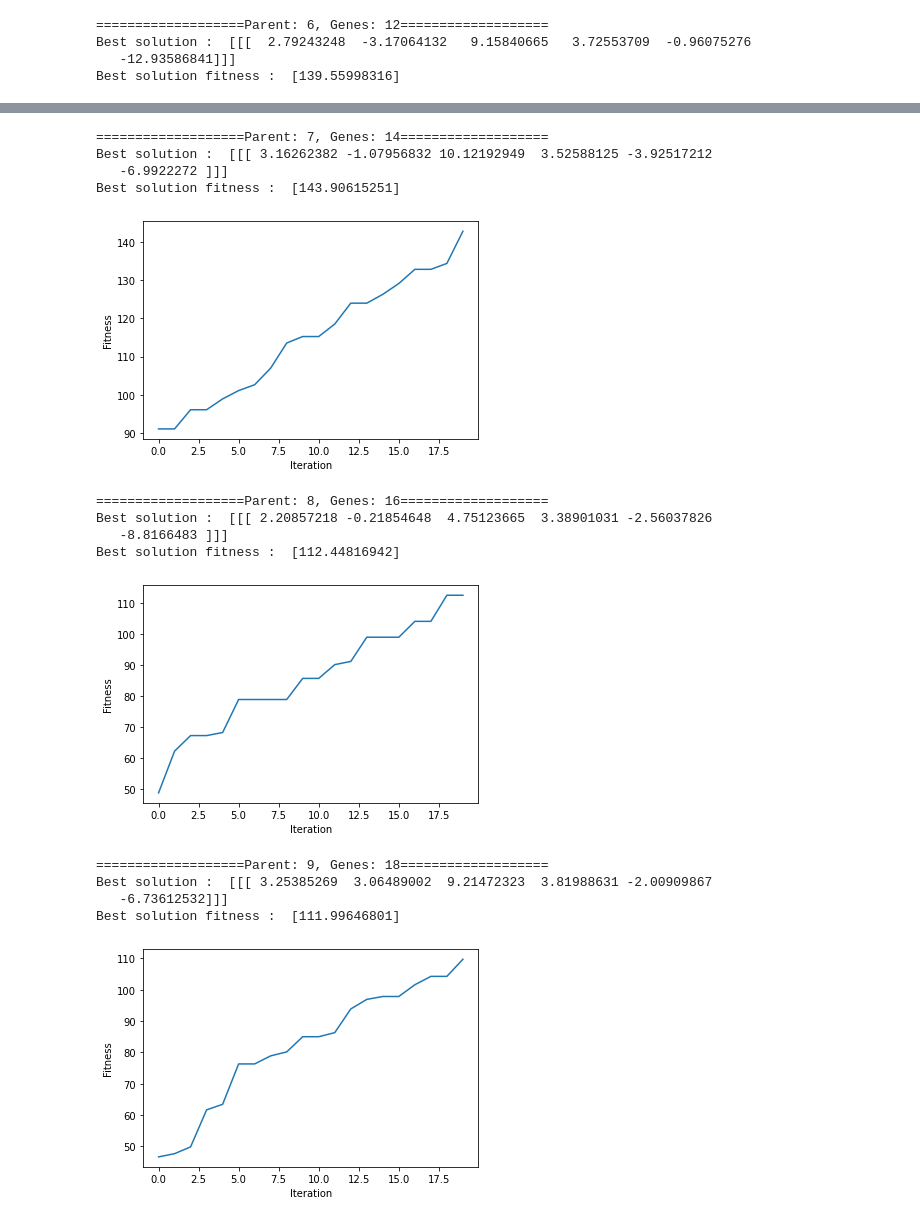
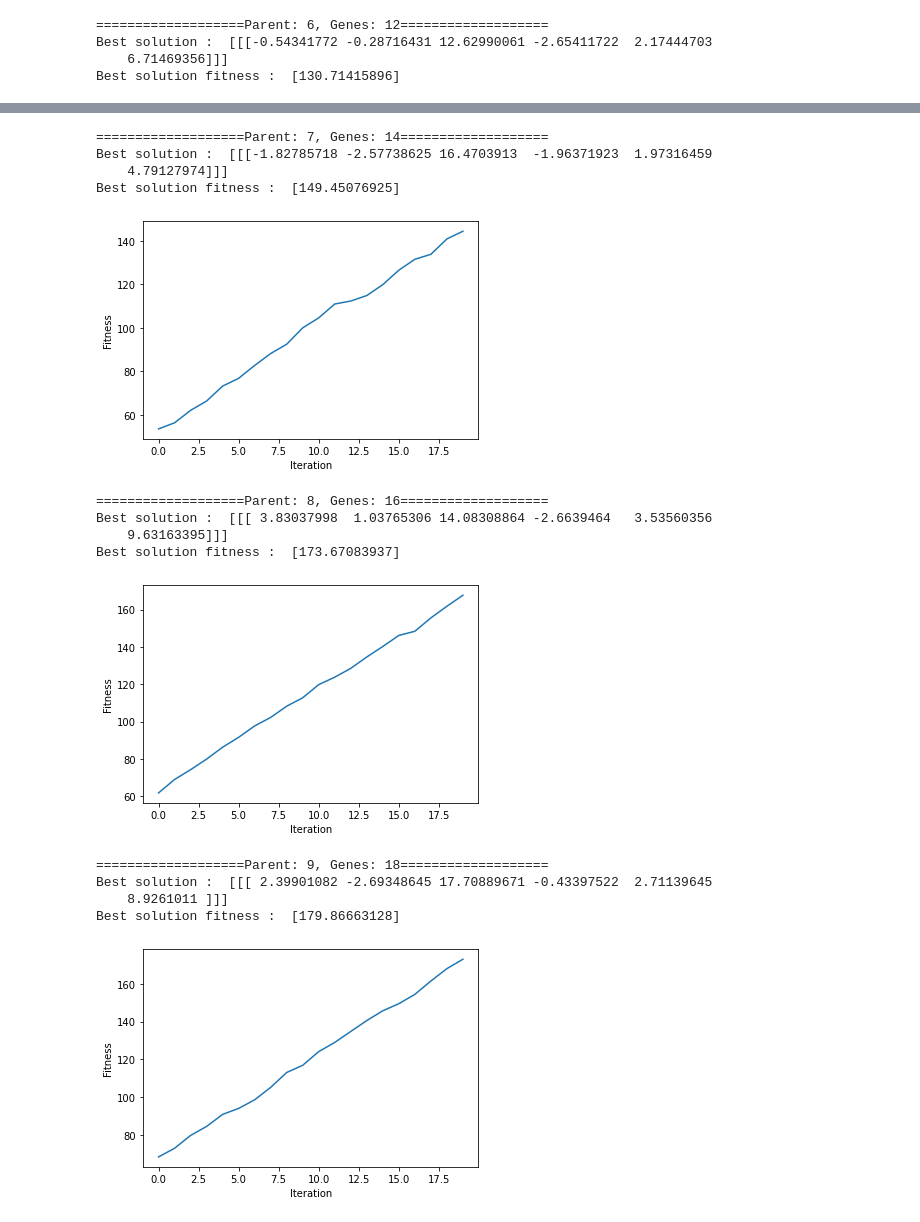
Before and after one commit to rrwabina/RADI608, a Jupyter notebook: Python Lectures/05 Genetic Algorithm/scripts/genetic_algorithm.ipynb, the cells around one changed output, grey strips where cells are left out. Saved outputs shown, nothing was run; the diff lists cells and outputs as text; code cells hidden in the pictures.

```diff
--- a/Python Lectures/05 Genetic Algorithm/scripts/genetic_algorithm.ipynb
+++ b/Python Lectures/05 Genetic Algorithm/scripts/genetic_algorithm.ipynb
@@ -1,40 +9,46 @@
 # %%
-import GA as ga
-
-equation_inputs = [4,-2,3.5,5,-11,-4.7]
+equation_inputs = [4, -2, 7, -5, 11, 1]
 num_weights = len(equation_inputs)
 sol_per_pop = 8
 num_parents_mating = 4
 pop_size = (sol_per_pop,num_weights)
-new_population = np.random.uniform(low = -4.0, high = 4.0, size = pop_size)
+new_population = np.random.randint(low = 0, high = 5.0, size = pop_size)
+print('======================New Population=======================')
+print(new_population)
 
 best_outputs = []
-num_generations = 50
+num_generations = 2
+
 for generation in range(num_generations):
-    # print("Generation : ", generation)
+    print(f'======================GENERATION {generation}=======================')
     fitness = ga.cal_pop_fitness(equation_inputs, new_population)
-    # print(fitness)
+    print(fitness)
 
     # SELECTION
+    print('======================SELECTION=======================')
     best_outputs.append(np.max(np.sum(new_population*equation_inputs, axis=1)))
-    # print("Best result : ", np.max(np.sum(new_population*equation_inputs, axis=1)))
+    print("Best result : ", np.max(np.sum(new_population*equation_inputs, axis=1)))
     parents = ga.select_mating_pool(new_population, fitness,
     num_parents_mating)
-    # print(parents)
+    print(parents)
 
     # CROSSOVER
-    offspring_crossover = ga.crossover(parents,
-    offspring_size=(pop_size[0]-parents.shape[0], num_weights))
-    # print(offspring_crossover)
+    print('======================CROSSOVER=======================')
+    offspring_crossover = ga.crossover(parents, offspring_size=(pop_size[0]-parents.shape[0], num_weights))
+    print(offspring_crossover)
 
     # MUTATION
+    print('======================MUTATION=======================')
     offspring_mutation = ga.mutation(offspring_crossover, num_mutations=2)
-    # print(offspring_mutation)
+    print(offspring_mutation)
 
     new_population[0:parents.shape[0], :] = parents
     new_population[parents.shape[0]:, :] = offspring_mutation
+    print()
+    print()
+    print()
 
-fitness = ga.cal_pop_fitness(equation_inputs, new_population)
+fitness = ga.cal_fitness(equation_inputs, new_population)
 
 best_match_idx = np.where(fitness == np.max(fitness))
 print("Best solution : ", new_population[best_match_idx, :])
@@ -54,7 +116,7 @@ plt.show()
 import GA as ga
 
 def main(parents, genes, generations = 50):
-    equation_inputs = [4,-2,3.5,5,-11,-4.7]
+    equation_inputs = [4, -2, 7, -5, 11, 1]
     num_weights = len(equation_inputs)
     sol_per_pop = genes
     num_parents_mating = parents
@@ -104,4 +166,4 @@ Best solution fitness :  [125.07589003]
 ===================Parent: 6, Genes: 12===================
-Best solution :  [[[  2.79243248  -3.17064132   9.15840665   3.72553709  -0.96075276
-   -12.93586841]]]
-Best solution fitness :  [139.55998316]
+Best solution :  [[[-0.54341772 -0.28716431 12.62990061 -2.65411722  2.17444703
+    6.71469356]]]
+Best solution fitness :  [130.71415896]
@@ -109,15 +171,15 @@ Best solution fitness :  [139.55998316]
 ===================Parent: 7, Genes: 14===================
-Best solution :  [[[ 3.16262382 -1.07956832 10.12192949  3.52588125 -3.92517212
-   -6.9922272 ]]]
-Best solution fitness :  [143.90615251]
+Best solution :  [[[-1.82785718 -2.57738625 16.4703913  -1.96371923  1.97316459
+    4.79127974]]]
+Best solution fitness :  [149.45076925]
-[figure, old version]
+[figure, new version]
 ===================Parent: 8, Genes: 16===================
-Best solution :  [[[ 2.20857218 -0.21854648  4.75123665  3.38901031 -2.56037826
-   -8.8166483 ]]]
-Best solution fitness :  [112.44816942]
+Best solution :  [[[ 3.83037998  1.03765306 14.08308864 -2.6639464   3.53560356
+    9.63163395]]]
+Best solution fitness :  [173.67083937]
-[figure, old version]
+[figure, new version]
 ===================Parent: 9, Genes: 18===================
-Best solution :  [[[ 3.25385269  3.06489002  9.21472323  3.81988631 -2.00909867
-   -6.73612532]]]
-Best solution fitness :  [111.99646801]
+Best solution :  [[[ 2.39901082 -2.69348645 17.70889671 -0.43397522  2.71139645
+    8.9261011 ]]]
+Best solution fitness :  [179.86663128]
-[figure, old version]
+[figure, new version]
```
Also changed, not shown: parts of 9 cells of this notebook, 2 other files.
